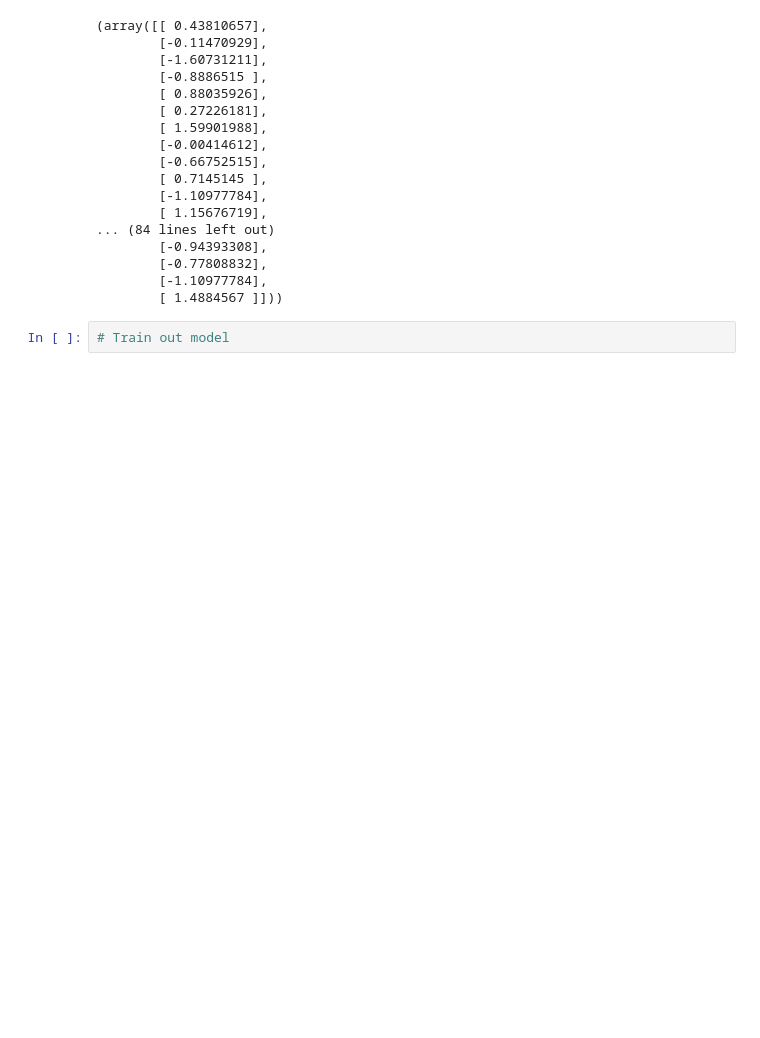
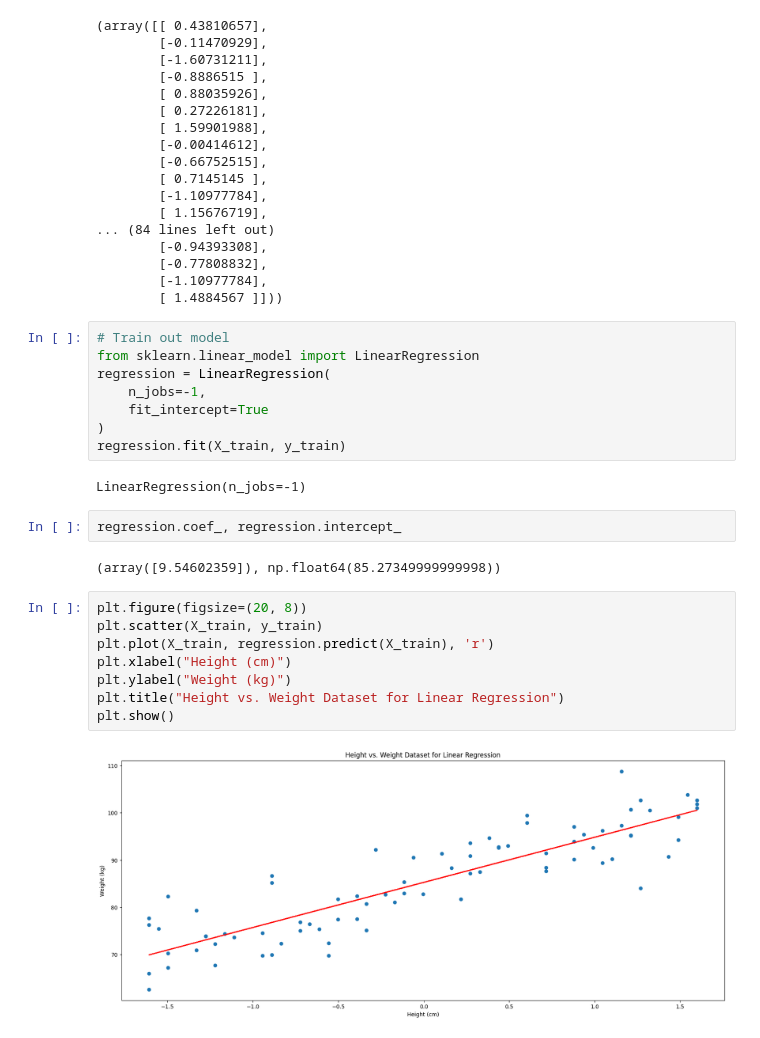
Before and after one commit to Shimul-Zahan/ML-Bootcamp, a Jupyter notebook: Steps By Step Project Implementation With LifeCycle OF ML Project/SLR.ipynb, the cells around one changed output. Drawn from its saved outputs; the diff is of its cells as text; blank space fills up the shorter version.

```diff
--- a/Steps By Step Project Implementation With LifeCycle OF ML Project/SLR.ipynb
+++ b/Steps By Step Project Implementation With LifeCycle OF ML Project/SLR.ipynb
@@ -68,5 +68,27 @@ X_train, X_test
         [-0.77808832],
         [-1.10977784],
         [ 1.4884567 ]]))
-# %%
-# Train out model
+# %%
+# Train out model
+from sklearn.linear_model import LinearRegression
+regression = LinearRegression(
+    n_jobs=-1,
+    fit_intercept=True
+)
+regression.fit(X_train, y_train)
+# %% [output]
+LinearRegression(n_jobs=-1)
+# %%
+regression.coef_, regression.intercept_
+# %% [output]
+(array([9.54602359]), np.float64(85.27349999999998))
+# %%
+plt.figure(figsize=(20, 8))
+plt.scatter(X_train, y_train)
+plt.plot(X_train, regression.predict(X_train), 'r')
+plt.xlabel("Height (cm)")
+plt.ylabel("Weight (kg)")
+plt.title("Height vs. Weight Dataset for Linear Regression")
+plt.show()
+# %% [output]
+[figure, added]
```
Also changed, not shown: parts of 12 cells of this notebook.
